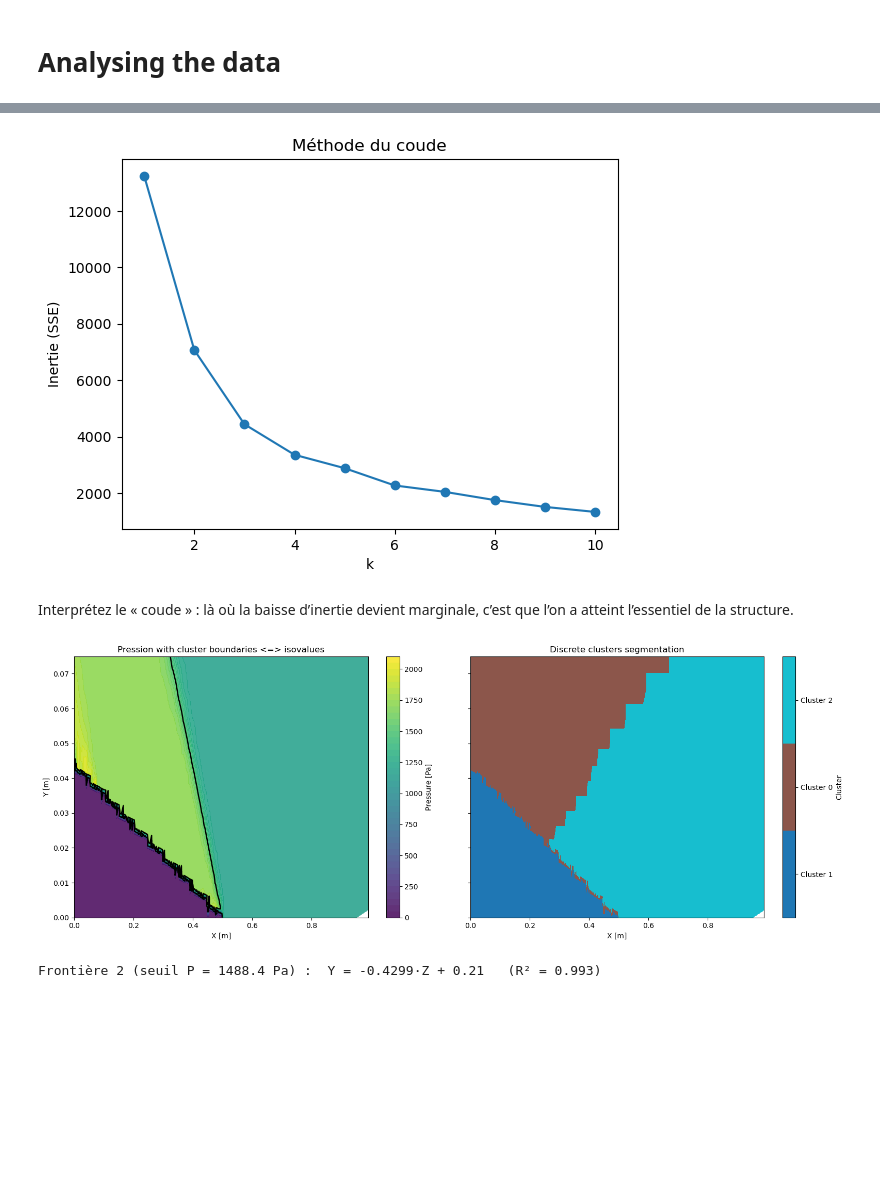
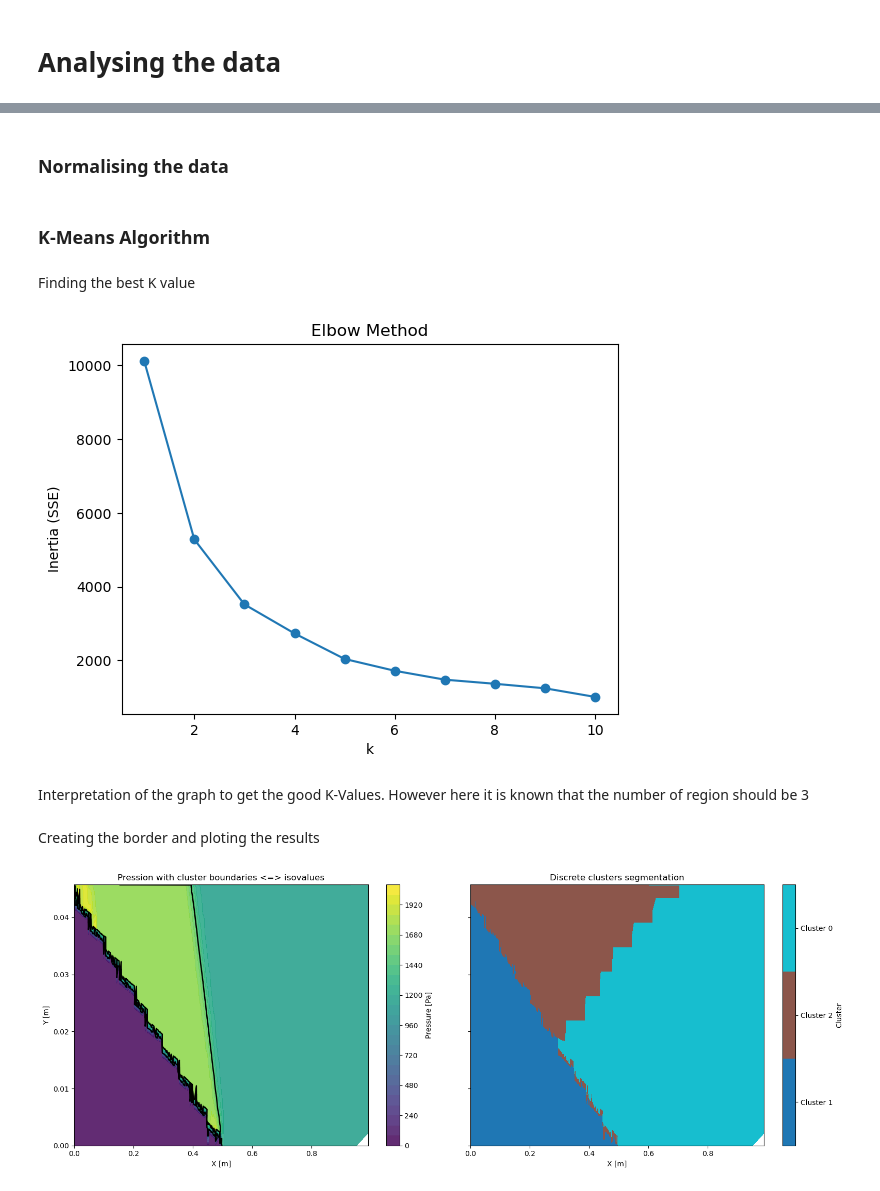
Before and after one commit to Samuel-Chapuis/Validation_Simulation_Supersonic_Linearized_Theory, a Jupyter notebook: result_analysis.ipynb, the cells around one changed output, grey strips where cells are left out. Drawn from its saved outputs; the diff is of its cells as text; code cells hidden in the pictures; blank space fills up the shorter version.

```diff
--- a/result_analysis.ipynb
+++ b/result_analysis.ipynb
@@ -22,7 +36,7 @@ Data successfully converted to Data_HPP_5.csv
 # %% [markdown]
 Editing shortly the exported data before using it, reason why it's now call 'Data_HPP_5'
 # %%
-data = pd.read_csv('Data/Data_HPP_5.csv')
+data = pd.read_csv('Data/Data.csv')
 
 
 # Select only the required columns
@@ -72,49 +88,61 @@ from sklearn.pipeline import Pipeline
 # %%
 data_clean = (
 	data[['Y [m]', 'Z [m]', 'Pressure [Pa]']]
-	.query("`Y [m]` < 0.08")
+	.query("`Y [m]` < 0.05")
 	.dropna()
 	.copy()
 )
+# %% [markdown]
+### Normalising the data
 # %%
 scaler = StandardScaler()
 X_scaled = scaler.fit_transform(data_clean)
+# %% [markdown]
+### K-Means Algorithm
+# %% [markdown]
+Finding the best K value
 # %%
 inertias = []
-K_range = range(1, 11)          # testez 1→10 clusters
+K_range = range(1, 11)          # test 1→10 clusters
 
 for k in K_range:
-    km = KMeans(n_clusters=k, random_state=42)
-    km.fit(X_scaled)
-    inertias.append(km.inertia_)   # somme des distances intra-cluster
+	km = KMeans(n_clusters=k, random_state=42)
+	km.fit(X_scaled)
+	inertias.append(km.inertia_)   # sum of intra-cluster distances
 
 plt.plot(K_range, inertias, 'o-')
 plt.xlabel("k")
-plt.ylabel("Inertie (SSE)")
-plt.title("Méthode du coude")
+plt.ylabel("Inertia (SSE)")
+plt.title("Elbow Method")
 plt.show()
 # %% [output]
-[figure, old version]
+[figure, new version]
 # %% [markdown]
-Interprétez le « coude » : là où la baisse d’inertie devient marginale, c’est que l’on a atteint l’essentiel de la structure.
+Interpretation of the graph to get the good K-Values.
+However here it is known that the number of region should be 3
 # %%
 best_k = 3   # supposons qu'après analyse, 4 est idéal
 # %%
 km_final = KMeans(best_k, random_state=42)
 data_clean['cluster'] = km_final.fit_predict(X_scaled)
+# %% [markdown]
+Creating the border and ploting the results
 # %%
-# --- 0) Seuils iso-pression ----------------------------------------
+# Nombre de niveaux de pression
+level = 25
+
+# Définir les niveaux de pression pour le tracé
 centers_scaled   = km_final.cluster_centers_
 centers_real     = scaler.inverse_transform(centers_scaled)
 centers_pressure = np.sort(centers_real[:, 2])
 thresholds_pressure = (centers_pressure[:-1] + centers_pressure[1:]) / 2
 
-# --- 1) DataFrame prêt --------------------------------------------
+# Créer une carte de pression lissée
 plot_df = data_clean.copy()                  # lignes sans NaN / –1
 plot_df['cluster_id'], uniques = pd.factorize(plot_df['cluster'])
 n_clusters = len(uniques)
 
-# --- 2) Figure -----------------------------------------------------
+# Affichage
 fig, (ax0, ax1) = plt.subplots(1, 2, figsize=(16, 6), sharey=True)
 
 # A) Zones pleines de cluster (discret)
@@ -125,70 +153,32 @@ cs1 = ax1.tricontourf(
     plot_df['Z [m]'], plot_df['Y [m]'], plot_df['cluster_id'],
     levels=bounds, cmap=cmap, extend='neither'
 )
 ax1.set_title('Discrete clusters segmentation')
 ax1.set_xlabel('X [m]')
 
 cbar1 = fig.colorbar(cs1, ax=ax1, ticks=np.arange(n_clusters))
 cbar1.ax.set_yticklabels([f'Cluster {k}' for k in uniques])
 cbar1.set_label('Cluster')
 
 # B) Carte de pression + isovaleurs lisses
 cs0 = ax0.tricontourf(
     plot_df['Z [m]'], plot_df['Y [m]'], plot_df['Pressure [Pa]'],
-    levels=50, cmap='viridis', alpha=0.85, zorder=0
+    levels=level, cmap='viridis', alpha=0.85, zorder=0
 )
 
 ax0.tricontour(
     plot_df['Z [m]'], plot_df['Y [m]'], plot_df['Pressure [Pa]'],
     levels=thresholds_pressure, colors='k', linewidths=1.8, zorder=1
 )
 
 ax0.set_title('Pression with cluster boundaries <=> isovalues')
 ax0.set_xlabel('X [m]')
 ax0.set_ylabel('Y [m]')
 
 cbar0 = fig.colorbar(cs0, ax=ax0)
 cbar0.set_label('Pressure [Pa]')
 
 fig.tight_layout(w_pad=3)
 plt.show()
 # %% [output]
-[figure, old version]
+[figure, new version]
-# %%
-from sklearn.linear_model import RANSACRegressor, LinearRegression
-
-# ---------------- données & seuils ---------------------------------
-plot_df = data_clean.copy()
-centers_scaled = km_final.cluster_centers_             # Keep original shape (k, n_features)
-centers_pa = scaler.inverse_transform(centers_scaled)  # Inverse transform
-centers_pressure = centers_pa[:, 2]                   # Get pressure values only
-centers_pressure.sort()                               # Sort pressure values
-thresholds = (centers_pressure[:-1] + centers_pressure[1:]) / 2  # nb: k-1 seuils
-
-results = []
-
-for i, P_t in enumerate(thresholds, start=1):
-	# 1) points "proches" de la frontière (±5 % de la gamme)
-	tol = 0.05 * (plot_df['Pressure [Pa]'].max() - plot_df['Pressure [Pa]'].min())
-	mask = np.abs(plot_df['Pressure [Pa]'] - P_t) < tol
-	sub = plot_df.loc[mask, ['Z [m]', 'Y [m]']].values  # Swap Z and Y columns
-
-	# Skip if not enough points found
-	if len(sub) < 10:
-		continue
-
-	# 2) régression robuste Y = mZ + q
-	model = RANSACRegressor(LinearRegression(), min_samples=10, residual_threshold=tol)
-	Z = sub[:,0].reshape(-1,1)  # Z is now independent variable
-	Y = sub[:,1]                # Y is now dependent variable
-	model.fit(Z, Y)
-	m = model.estimator_.coef_[0]
-	q = model.estimator_.intercept_
-
-	results.append((i, P_t, m, q, model.score(Z, Y)))   # R² local
-
-# ---------------- affichage des équations --------------------------
-for i, P_t, m, q, r2 in results:
-	print(f"Frontière {i} (seuil P = {P_t:.1f} Pa) :  Y = {m:.4f}·Z + {q:.2f}   (R² = {r2:.3f})")
-# %% [output]
-Frontière 2 (seuil P = 1488.4 Pa) :  Y = -0.4299·Z + 0.21   (R² = 0.993)
```
Also changed, not shown: parts of 20 cells of this notebook, 32 other files.
